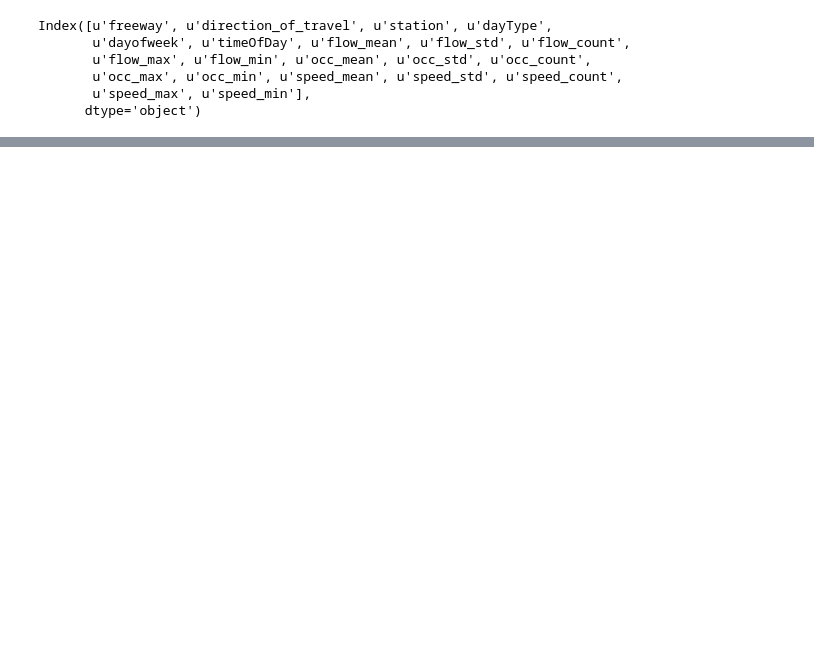
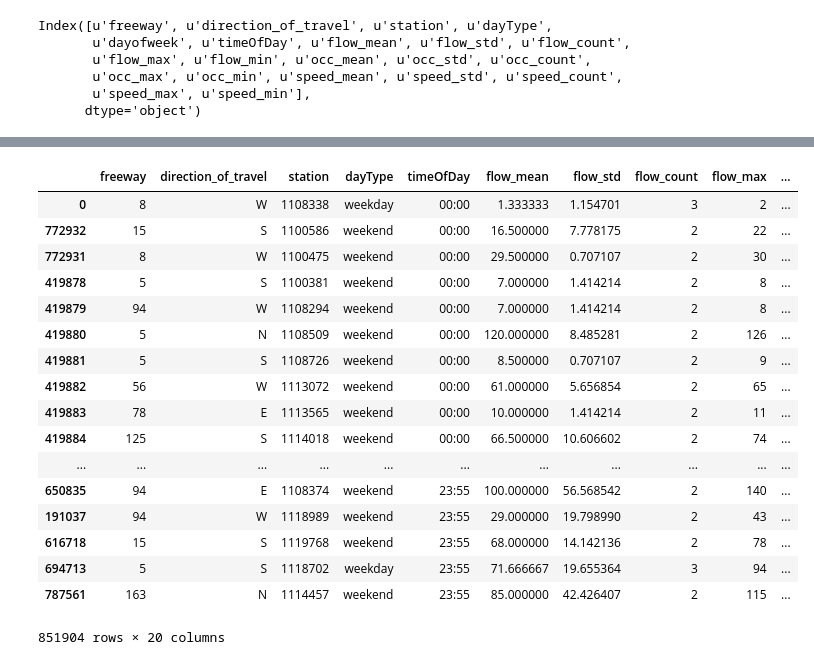
Before and after one commit to abrespect/DSE_Cohort2_Traffic_Capstone, a Jupyter notebook: cohort2/exploration/wiggles_on_roids.ipynb, the cells around one changed output, grey strips where cells are left out. Saved outputs shown, nothing was run; the diff lists cells and outputs as text; code cells hidden in the pictures; blank space fills up the shorter version.

```diff
--- a/cohort2/exploration/wiggles_on_roids.ipynb
+++ b/cohort2/exploration/wiggles_on_roids.ipynb
@@ -221,7 +201,7 @@ weekdaySelector = udf(
 #)
 
 timeOfDay = udf(
-    lambda x: time(int(x.hour), int(x.minute)).strftime("H:M")
+    lambda x: time(int(x.hour), int(x.minute)).strftime("%H:%M")
 )
 # %%
 station_time = (
@@ -254,7 +234,7 @@ station_time = (
         'direction_of_travel',
         'station',
         'dayType',
-        'dayofweek',
+        #'dayofweek',
         'timeOfDay'
         #hour("timestamp").alias("hour"),
         #minute("timestamp").alias("minute")
@@ -345,0 +293,21 @@ df[:10]
+# %%
+df.sort_values('timeOfDay')
+# %% [output]
+|  | freeway | direction_of_travel | station | dayType | timeOfDay | flow_mean | flow_std | flow_count | flow_max | ... |
+| 0 | 8 | W | 1108338 | weekday | 00:00 | 1.333333 | 1.154701 | 3 | 2 | ... |
+| 772932 | 15 | S | 1100586 | weekend | 00:00 | 16.500000 | 7.778175 | 2 | 22 | ... |
+| 772931 | 8 | W | 1100475 | weekend | 00:00 | 29.500000 | 0.707107 | 2 | 30 | ... |
+| 419878 | 5 | S | 1100381 | weekend | 00:00 | 7.000000 | 1.414214 | 2 | 8 | ... |
+| 419879 | 94 | W | 1108294 | weekend | 00:00 | 7.000000 | 1.414214 | 2 | 8 | ... |
+| 419880 | 5 | N | 1108509 | weekend | 00:00 | 120.000000 | 8.485281 | 2 | 126 | ... |
+| 419881 | 5 | S | 1108726 | weekend | 00:00 | 8.500000 | 0.707107 | 2 | 9 | ... |
+| 419882 | 56 | W | 1113072 | weekend | 00:00 | 61.000000 | 5.656854 | 2 | 65 | ... |
+| 419883 | 78 | E | 1113565 | weekend | 00:00 | 10.000000 | 1.414214 | 2 | 11 | ... |
+| 419884 | 125 | S | 1114018 | weekend | 00:00 | 66.500000 | 10.606602 | 2 | 74 | ... |
+| ... | ... | ... | ... | ... | ... | ... | ... | ... | ... | ... |
+| 650835 | 94 | E | 1108374 | weekend | 23:55 | 100.000000 | 56.568542 | 2 | 140 | ... |
+| 191037 | 94 | W | 1118989 | weekend | 23:55 | 29.000000 | 19.798990 | 2 | 43 | ... |
+| 616718 | 15 | S | 1119768 | weekend | 23:55 | 68.000000 | 14.142136 | 2 | 78 | ... |
+| 694713 | 5 | S | 1118702 | weekday | 23:55 | 71.666667 | 19.655364 | 3 | 94 | ... |
+| 787561 | 163 | N | 1114457 | weekend | 23:55 | 85.000000 | 42.426407 | 2 | 115 | ... |
+851904 rows × 20 columns
```
Also changed, not shown: parts of 7 cells of this notebook.
